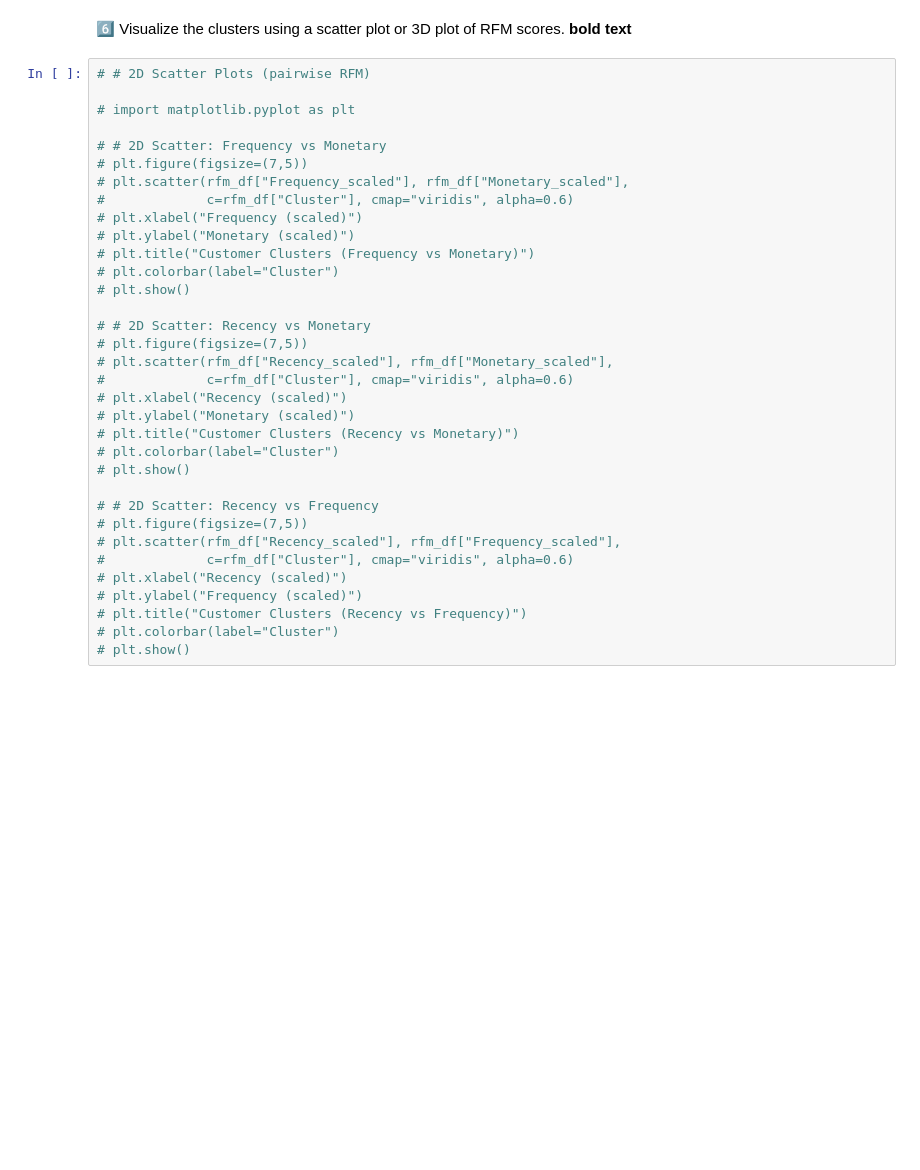
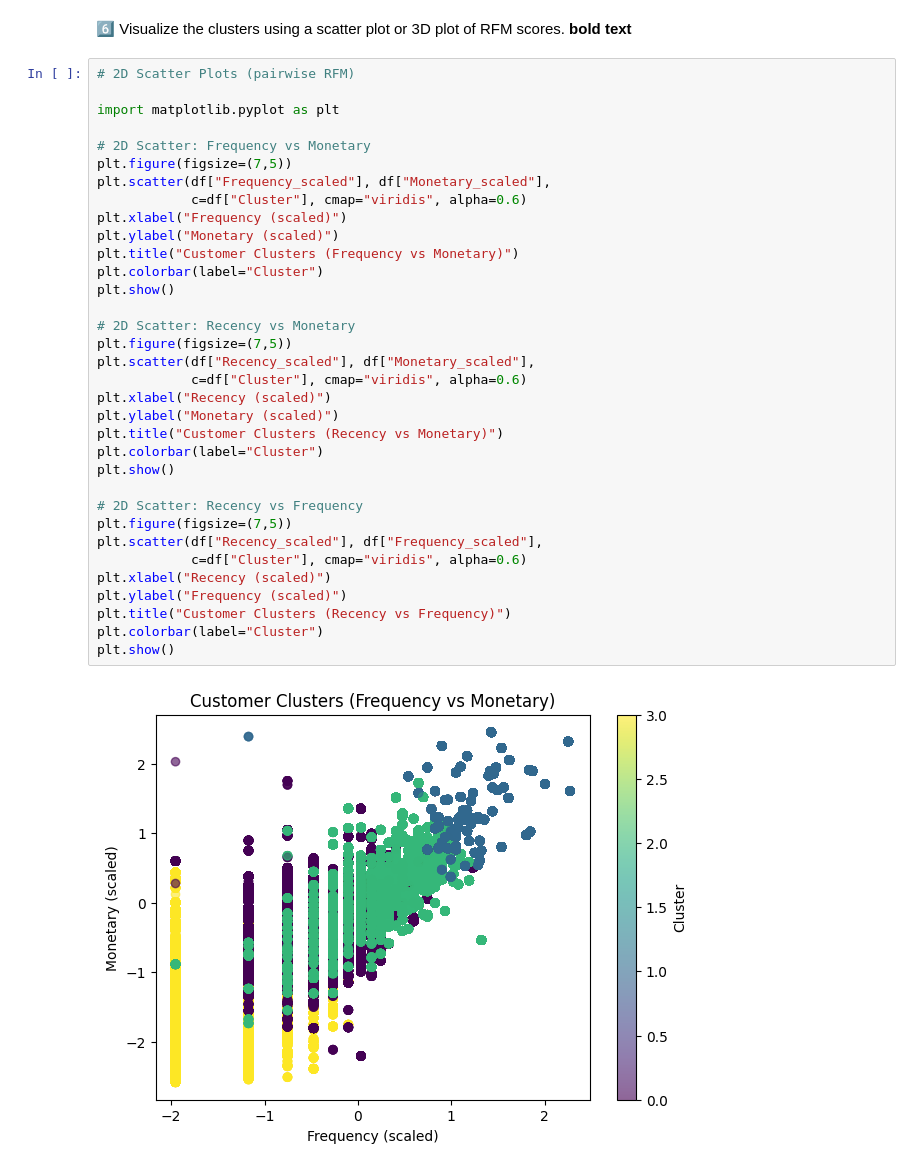
Before and after one commit to ArunK-ML/Project---Shopper-Spectrum-Customer-Segmentation-and-Product-Recommendations-in-E-Commerce, a Jupyter notebook: Shopper_Spectrum.ipynb, the cells around one changed output. Drawn from its saved outputs; the diff is of its cells as text; blank space fills up the shorter version.

```diff
--- a/Shopper_Spectrum.ipynb
+++ b/Shopper_Spectrum.ipynb
@@ -770,36 +766,38 @@ Silhouette Score: 0.315
 6️⃣ Visualize the clusters using a scatter plot or 3D plot of RFM scores.
 **bold text**
 # %%
-# # 2D Scatter Plots (pairwise RFM)
+# 2D Scatter Plots (pairwise RFM)
 
-# import matplotlib.pyplot as plt
+import matplotlib.pyplot as plt
 
-# # 2D Scatter: Frequency vs Monetary
-# plt.figure(figsize=(7,5))
-# plt.scatter(rfm_df["Frequency_scaled"], rfm_df["Monetary_scaled"],
-#             c=rfm_df["Cluster"], cmap="viridis", alpha=0.6)
-# plt.xlabel("Frequency (scaled)")
-# plt.ylabel("Monetary (scaled)")
-# plt.title("Customer Clusters (Frequency vs Monetary)")
-# plt.colorbar(label="Cluster")
-# plt.show()
+# 2D Scatter: Frequency vs Monetary
+plt.figure(figsize=(7,5))
+plt.scatter(df["Frequency_scaled"], df["Monetary_scaled"],
+            c=df["Cluster"], cmap="viridis", alpha=0.6)
+plt.xlabel("Frequency (scaled)")
+plt.ylabel("Monetary (scaled)")
+plt.title("Customer Clusters (Frequency vs Monetary)")
+plt.colorbar(label="Cluster")
+plt.show()
 
-# # 2D Scatter: Recency vs Monetary
-# plt.figure(figsize=(7,5))
-# plt.scatter(rfm_df["Recency_scaled"], rfm_df["Monetary_scaled"],
-#             c=rfm_df["Cluster"], cmap="viridis", alpha=0.6)
-# plt.xlabel("Recency (scaled)")
-# plt.ylabel("Monetary (scaled)")
-# plt.title("Customer Clusters (Recency vs Monetary)")
-# plt.colorbar(label="Cluster")
-# plt.show()
+# 2D Scatter: Recency vs Monetary
+plt.figure(figsize=(7,5))
+plt.scatter(df["Recency_scaled"], df["Monetary_scaled"],
+            c=df["Cluster"], cmap="viridis", alpha=0.6)
+plt.xlabel("Recency (scaled)")
+plt.ylabel("Monetary (scaled)")
+plt.title("Customer Clusters (Recency vs Monetary)")
+plt.colorbar(label="Cluster")
+plt.show()
 
-# # 2D Scatter: Recency vs Frequency
-# plt.figure(figsize=(7,5))
-# plt.scatter(rfm_df["Recency_scaled"], rfm_df["Frequency_scaled"],
-#             c=rfm_df["Cluster"], cmap="viridis", alpha=0.6)
-# plt.xlabel("Recency (scaled)")
-# plt.ylabel("Frequency (scaled)")
-# plt.title("Customer Clusters (Recency vs Frequency)")
-# plt.colorbar(label="Cluster")
-# plt.show()
+# 2D Scatter: Recency vs Frequency
+plt.figure(figsize=(7,5))
+plt.scatter(df["Recency_scaled"], df["Frequency_scaled"],
+            c=df["Cluster"], cmap="viridis", alpha=0.6)
+plt.xlabel("Recency (scaled)")
+plt.ylabel("Frequency (scaled)")
+plt.title("Customer Clusters (Recency vs Frequency)")
+plt.colorbar(label="Cluster")
+plt.show()
+# %% [output]
+[figure, added]
```
Also changed, not shown: parts of 15 cells of this notebook.
